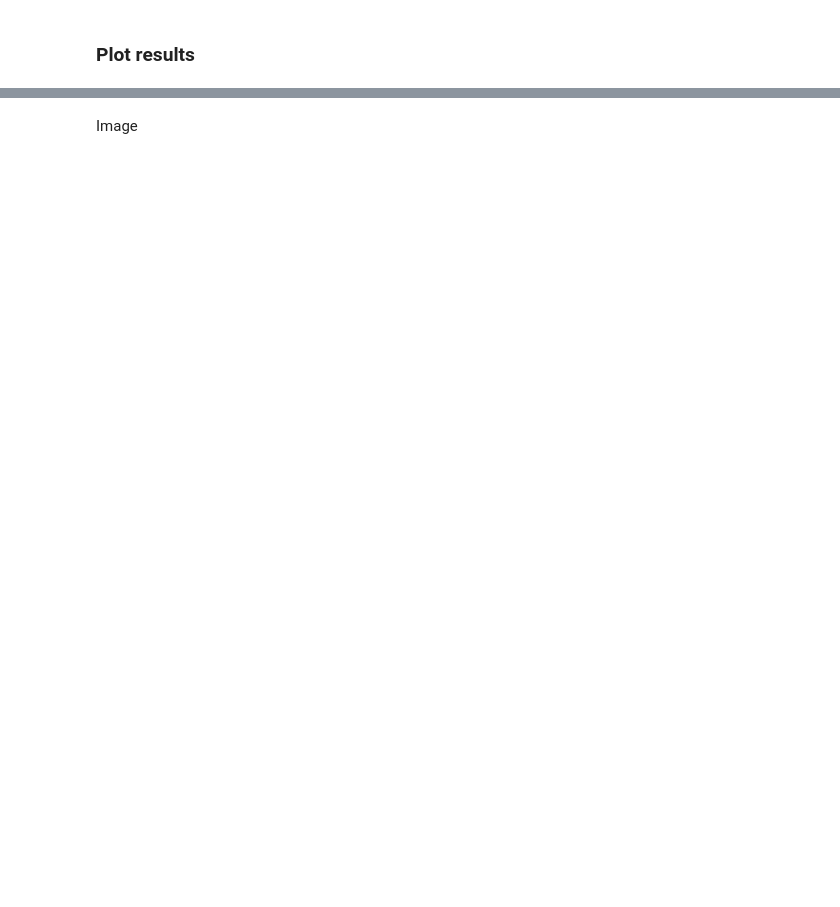
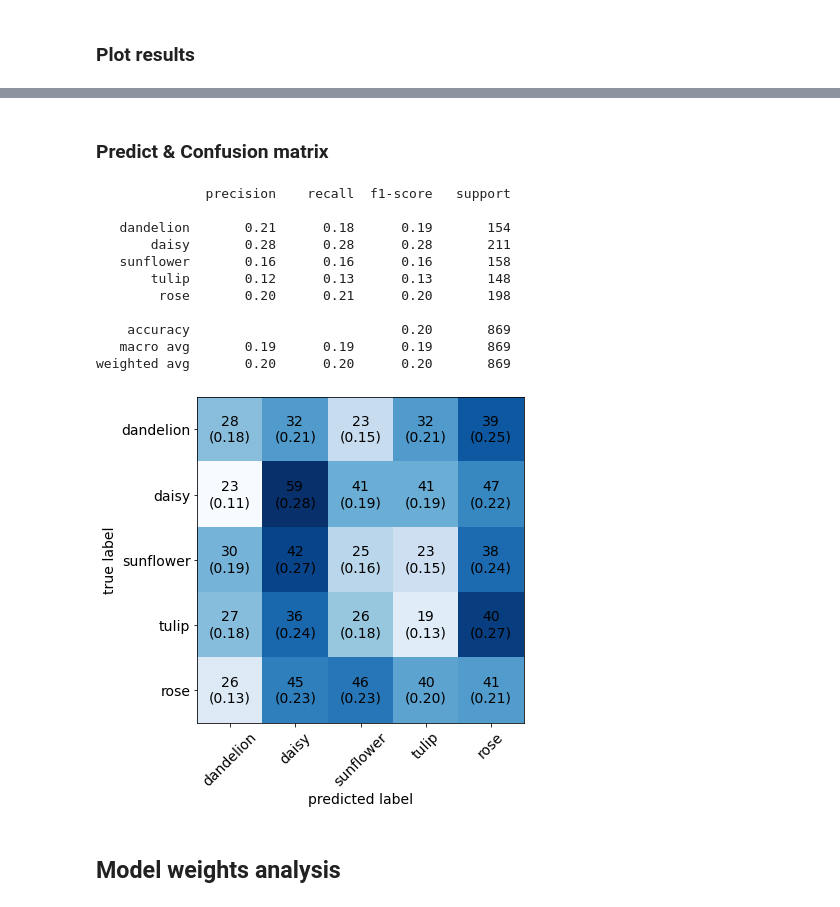
Before and after one commit to vicky-moon/cv_flowers_recognition, a Jupyter notebook: flowers-recognition.ipynb, the cells around one changed output, grey strips where cells are left out. Saved outputs shown, nothing was run; the diff lists cells and outputs as text; code cells hidden in the pictures; blank space fills up the shorter version.

```diff
--- a/flowers-recognition.ipynb
+++ b/flowers-recognition.ipynb
@@ -342,3 +395,29 @@ model.evaluate(test_generator)
-# %% [markdown]
-
-Image
+# %% [markdown]
+### Predict & Confusion matrix
+# %%
+Y_pred = model.predict(test_generator)
+y_pred = np.argmax(Y_pred, axis=1)
+
+font = { 'size': 14}
+plt.rc('font', **font)
+
+mat = confusion_matrix(test_generator.classes, y_pred)
+plot_confusion_matrix(conf_mat=mat, figsize=(6,6), class_names=categories, show_normed=True)
+
+# Classification Report
+print(classification_report(test_generator.classes, y_pred, target_names=categories))
+# %% [output]
+              precision    recall  f1-score   support
+
+   dandelion       0.21      0.18      0.19       154
+       daisy       0.28      0.28      0.28       211
+   sunflower       0.16      0.16      0.16       158
+       tulip       0.12      0.13      0.13       148
+        rose       0.20      0.21      0.20       198
+
+    accuracy                           0.20       869
+   macro avg       0.19      0.19      0.19       869
+weighted avg       0.20      0.20      0.20       869
+[figure, added]
+# %% [markdown]
+## Model weights analysis
```
Also changed, not shown: parts of 15 cells of this notebook.
